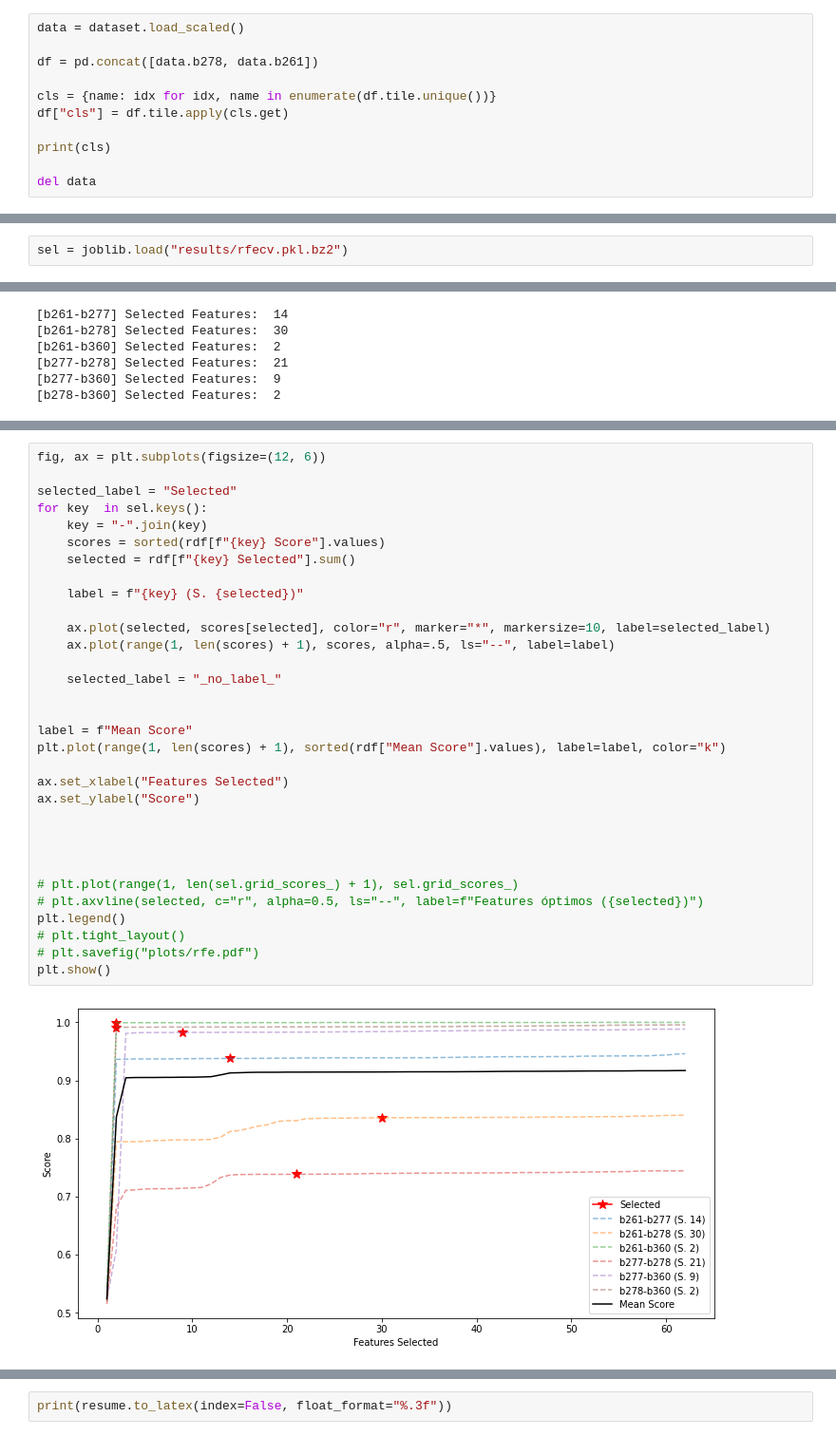
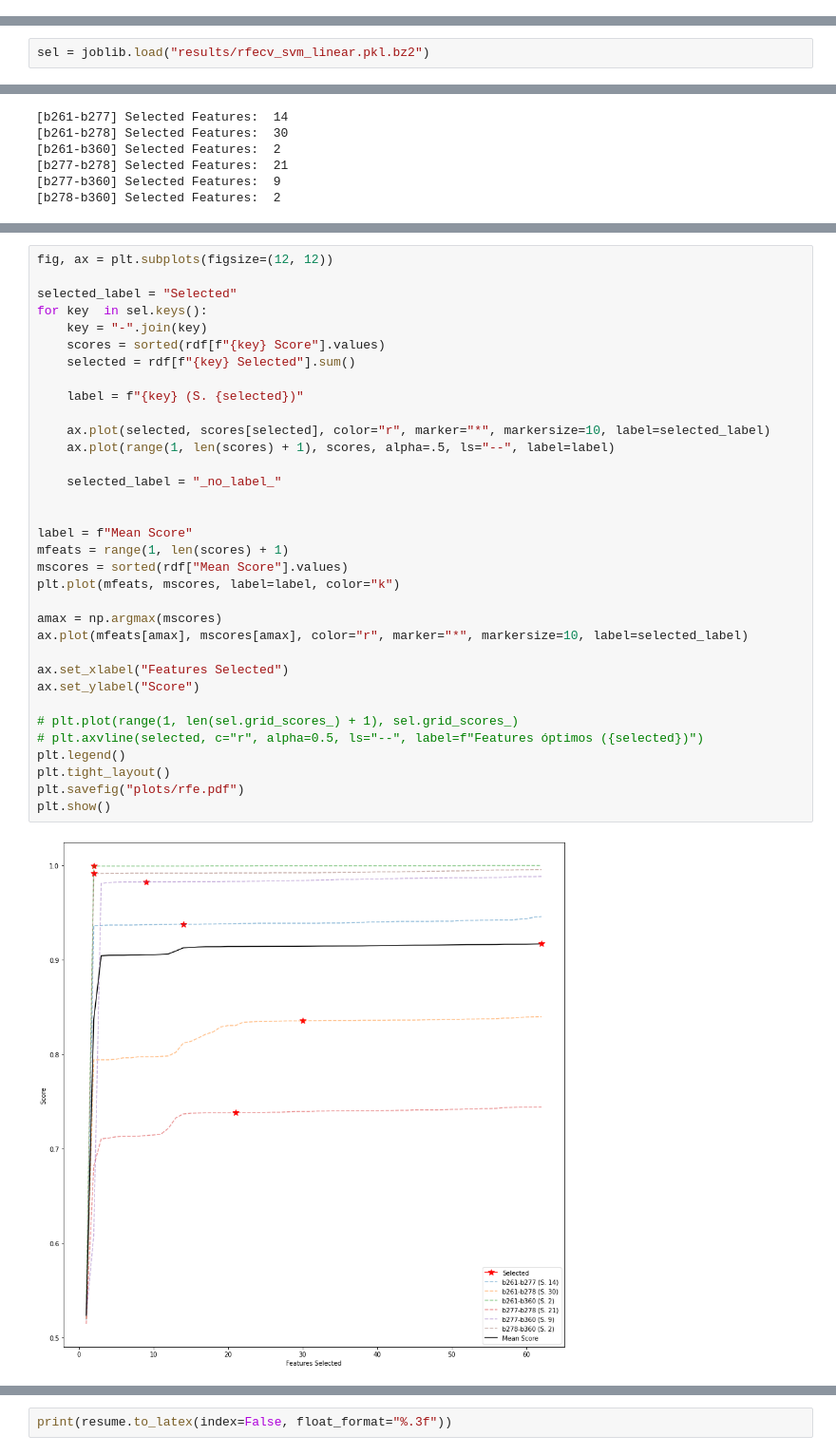
Before and after one commit to leliel12/denoise, a Jupyter notebook: 05_FS_analysis.ipynb, the cells around one changed output, grey strips where cells are left out. Shown at 95% size. Saved outputs shown, nothing was run; the diff lists cells and outputs as text.

```diff
--- a/05_FS_analysis.ipynb
+++ b/05_FS_analysis.ipynb
@@ -24,14 +26,3 @@ from libs.container import Container
 import dataset
 # %%
 cpu = joblib.cpu_count()
-# %%
-data = dataset.load_scaled()
-
-df = pd.concat([data.b278, data.b261])
-
-cls = {name: idx for idx, name in enumerate(df.tile.unique())}
-df["cls"] = df.tile.apply(cls.get)
-
-print(cls)
-
-del data
@@ -41,5 +29,5 @@ Reading '/mnt/is0/jbcabral/denoise/dataset/full_scaled.pkl.bz2'
 # %%
-sel = joblib.load("results/rfecv.pkl.bz2")
+sel = joblib.load("results/rfecv_svm_linear.pkl.bz2")
 # %%
 resume = {"Feature": dataset.FEATURES}
 for key, clf in sel.items():
@@ -86,34 +54,36 @@ list(sorted(rdf["Mean Score"].values))
 # %%
-fig, ax = plt.subplots(figsize=(12, 6))
+fig, ax = plt.subplots(figsize=(12, 12))
 
 selected_label = "Selected"
 for key  in sel.keys():
     key = "-".join(key)
     scores = sorted(rdf[f"{key} Score"].values)
     selected = rdf[f"{key} Selected"].sum()
 
     label = f"{key} (S. {selected})"
 
     ax.plot(selected, scores[selected], color="r", marker="*", markersize=10, label=selected_label)
     ax.plot(range(1, len(scores) + 1), scores, alpha=.5, ls="--", label=label)
 
     selected_label = "_no_label_"
 
 
 label = f"Mean Score"
-plt.plot(range(1, len(scores) + 1), sorted(rdf["Mean Score"].values), label=label, color="k")
+mfeats = range(1, len(scores) + 1)
+mscores = sorted(rdf["Mean Score"].values)
+plt.plot(mfeats, mscores, label=label, color="k")
+
+amax = np.argmax(mscores)
+ax.plot(mfeats[amax], mscores[amax], color="r", marker="*", markersize=10, label=selected_label)
 
 ax.set_xlabel("Features Selected")
 ax.set_ylabel("Score")
 
-
-
-
 # plt.plot(range(1, len(sel.grid_scores_) + 1), sel.grid_scores_)
 # plt.axvline(selected, c="r", alpha=0.5, ls="--", label=f"Features óptimos ({selected})")
 plt.legend()
-# plt.tight_layout()
-# plt.savefig("plots/rfe.pdf")
+plt.tight_layout()
+plt.savefig("plots/rfe.pdf")
 plt.show()
 # %% [output]
-[figure, old version]
+[figure, new version]
```
Also changed, not shown: parts of 21 cells of this notebook, 6 other files.
